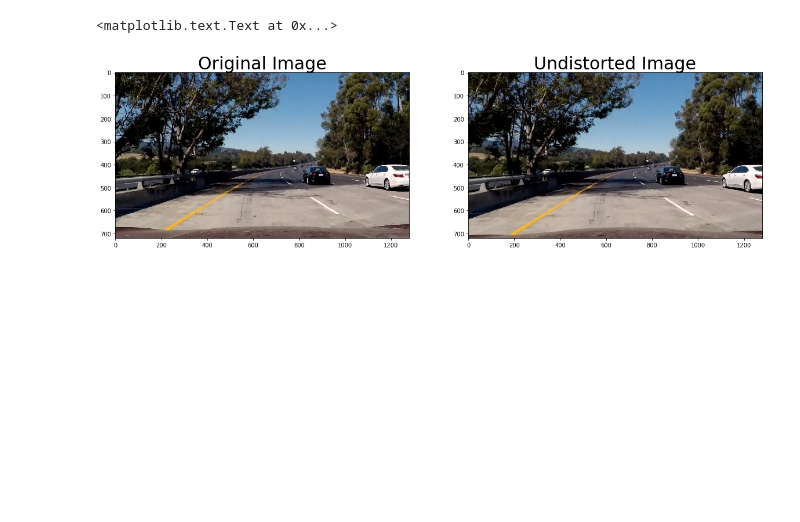
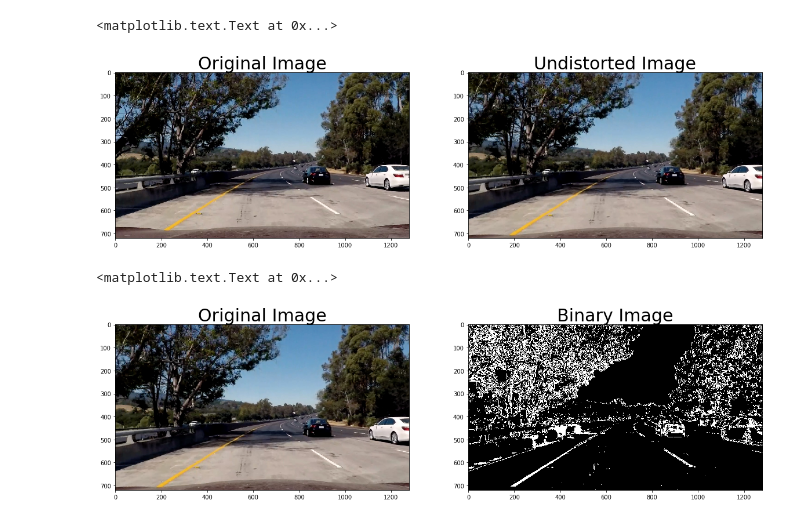
Before and after one commit to ChandlerTayek/CarND-Advanced-Lane-Lines, a Jupyter notebook: Main.ipynb, the cells around one changed output. Drawn from its saved outputs; the diff is of its cells as text; code cells hidden in the pictures; blank space fills up the shorter version.

```diff
--- a/Main.ipynb
+++ b/Main.ipynb
@@ -233,40 +233,43 @@ def cvtToBinary(unDst):
     # Explore gradients in other colors spaces / color channels to see what might work better
     gray = cv2.cvtColor(unDst, cv2.COLOR_RGB2GRAY)
 
     # Sobel x
     sobelx = cv2.Sobel(gray, cv2.CV_64F, 1, 0) # Take the derivative in x
     abs_sobelx = np.absolute(sobelx) # Absolute x derivative to accentuate lines away from horizontal
     scaled_sobel = np.uint8(255*abs_sobelx/np.max(abs_sobelx))
 
     # Threshold x gradient
     thresh_min = 20
     thresh_max = 100
     sxbinary = np.zeros_like(scaled_sobel)
     sxbinary[(scaled_sobel >= thresh_min) & (scaled_sobel <= thresh_max)] = 1
 
     # Threshold color channel
     s_thresh_min = 170
     s_thresh_max = 255
     s_binary = np.zeros_like(s_channel)
     s_binary[(s_channel >= s_thresh_min) & (s_channel <= s_thresh_max)] = 1
 
     # Stack each channel to view their individual contributions in green and blue respectively
     # This returns a stack of the two binary images, whose components you can see as different colors
     color_binary = np.dstack(( np.zeros_like(sxbinary), sxbinary, s_binary))
 
     # Combine the two binary thresholds
     combined_binary = np.zeros_like(sxbinary)
     combined_binary[(s_binary == 1) | (sxbinary == 1)] = 1
 
     return combined_binary
-# binary = cvtToBinary()
+binary = cvtToBinary(result)
 
-# Visualize undistortion
-# f, (ax1, ax2) = plt.subplots(1, 2, figsize=(20,10))
-# ax1.imshow(unDst)
-# ax1.set_title('Original Image', fontsize=30)
-# ax2.imshow(binary, cmap='gray')
-# ax2.set_title('Binary Image', fontsize=30)
+#Visualize undistortion
+f, (ax1, ax2) = plt.subplots(1, 2, figsize=(20,10))
+ax1.imshow(result)
+ax1.set_title('Original Image', fontsize=30)
+ax2.imshow(binary, cmap='gray')
+ax2.set_title('Binary Image', fontsize=30)
+# %% [output]
+<matplotlib.text.Text at 0x...>
+[figure, added]
 # %%
 # Apply perspective transform
 
```
Also changed, not shown: parts of 4 cells of this notebook, 5 other files.
